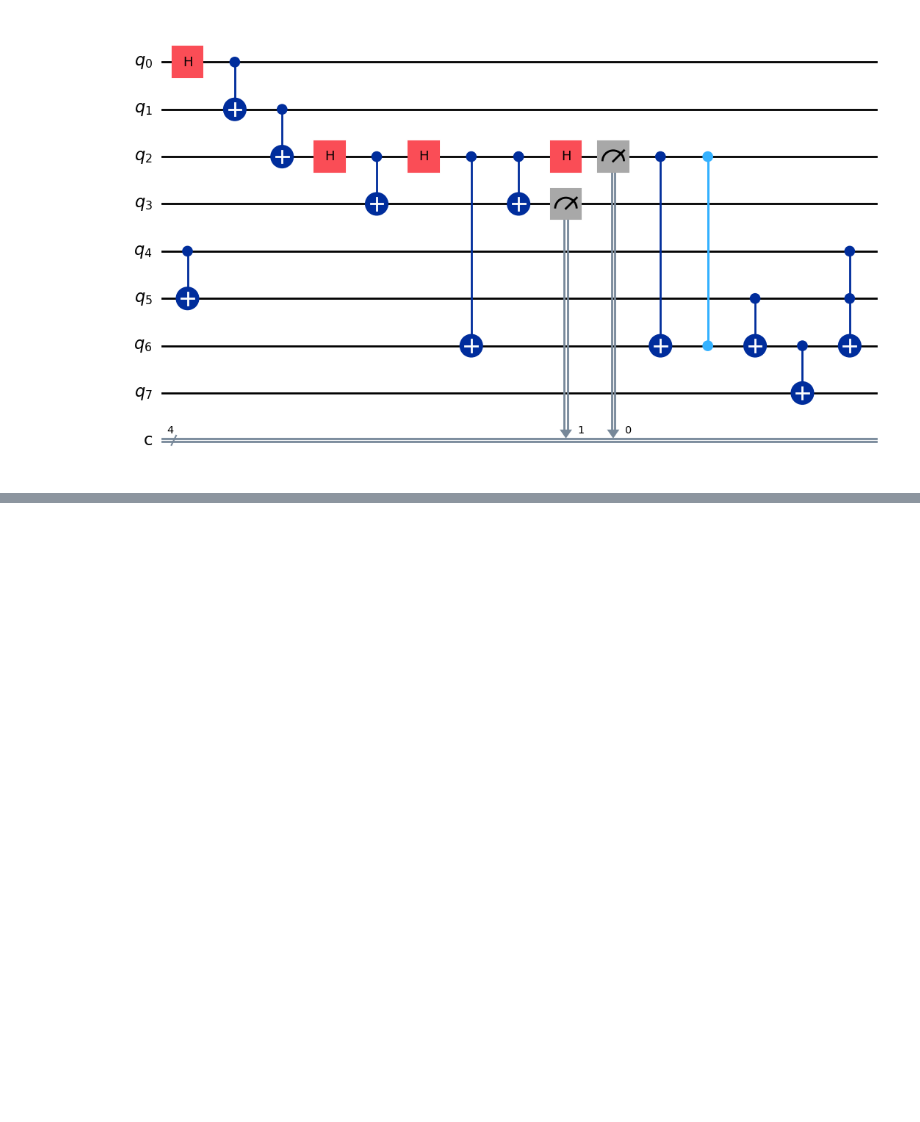
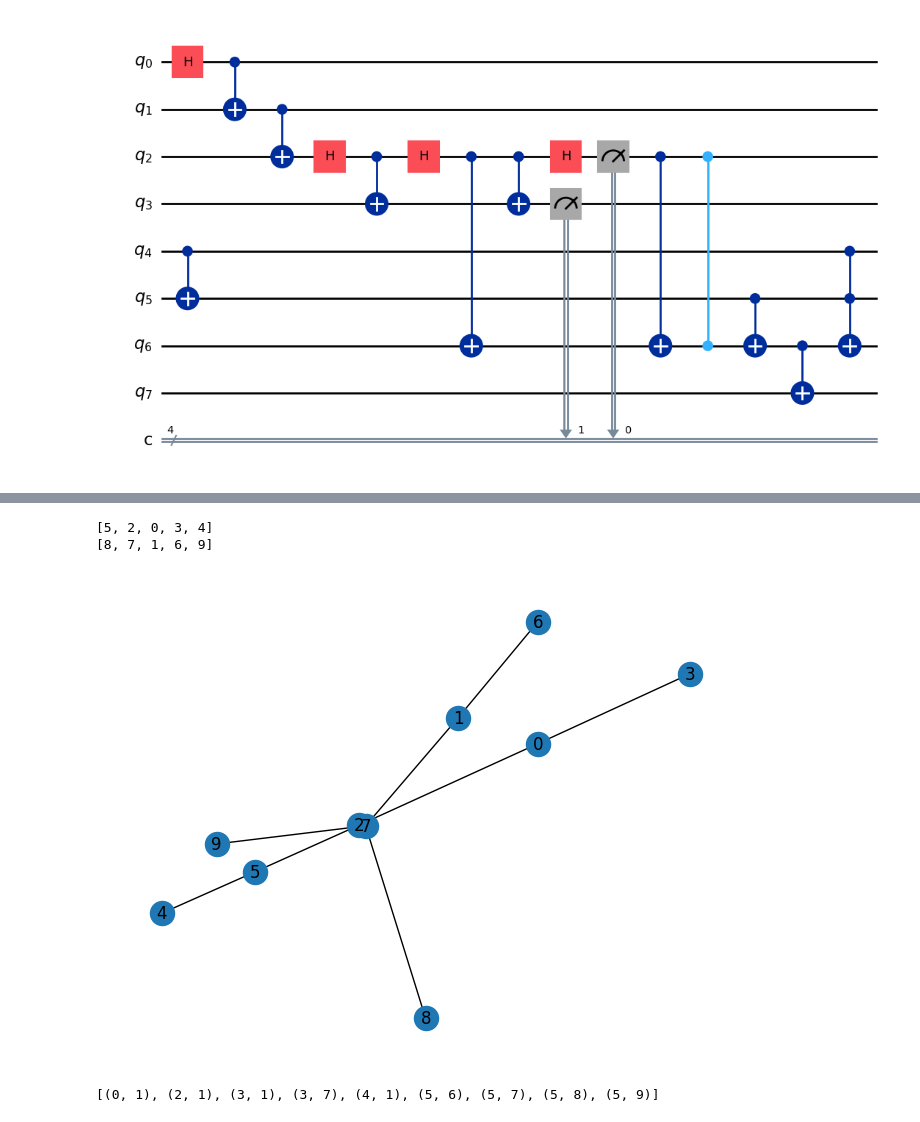
Before and after one commit to awshaffar/google_dmon, a Jupyter notebook: experiments.ipynb, the cells around one changed output, grey strips where cells are left out. Drawn from its saved outputs; the diff is of its cells as text; code cells hidden in the pictures; blank space fills up the shorter version.

```diff
--- a/experiments.ipynb
+++ b/experiments.ipynb
@@ -387,0 +479,13 @@ combined_circuit.draw('mpl')
+# %%
+partitioned_graph, inter_qpu_edges = partition_graph(random_circuit, hardware_graph, method='KL')
+for part in partitioned_graph:
+    nx.draw(part, with_labels=True)
+    print(part.nodes)
+# %% [output]
+[5, 2, 0, 3, 4]
+[8, 7, 1, 6, 9]
+[figure, added]
+# %%
+inter_qpu_edges
+# %% [output]
+[(0, 1), (2, 1), (3, 1), (3, 7), (4, 1), (5, 6), (5, 7), (5, 8), (5, 9)]
```
Also changed, not shown: parts of 9 cells of this notebook.
